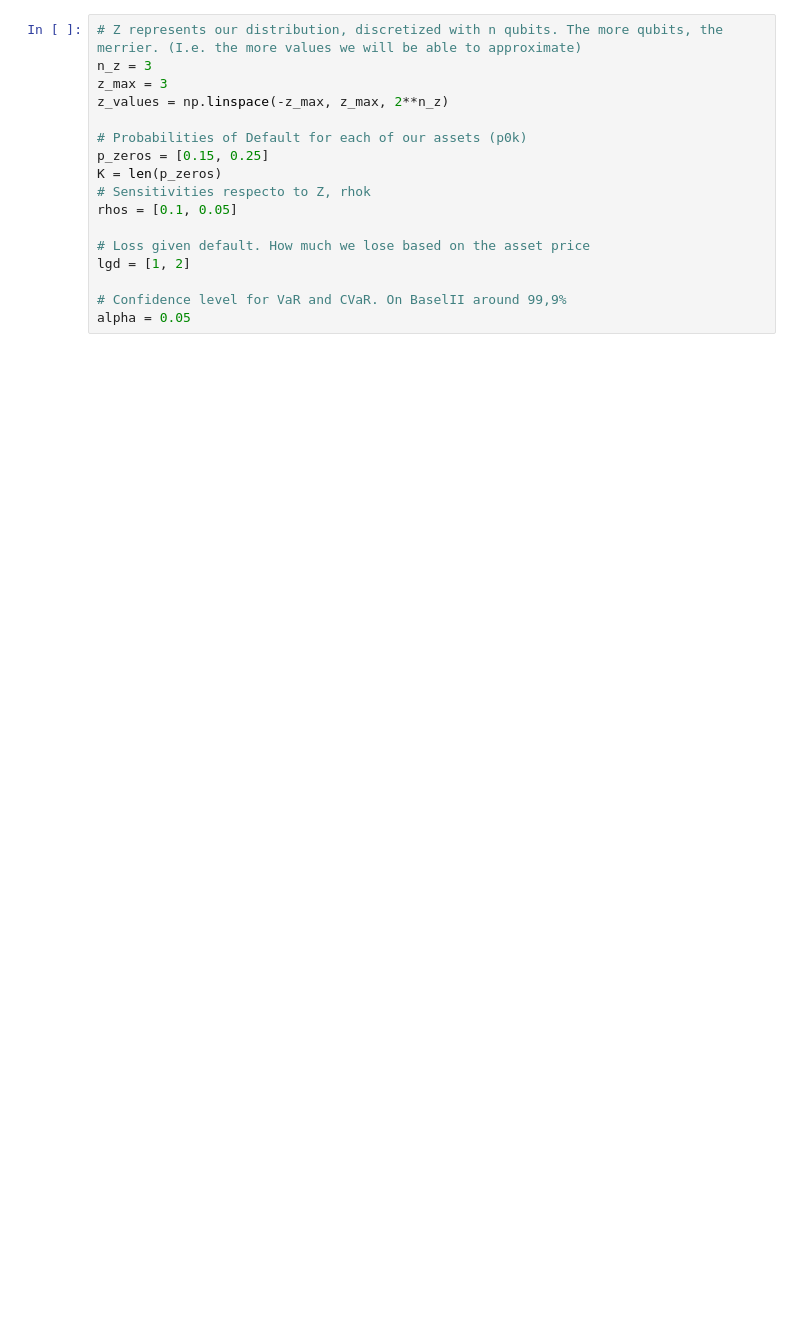
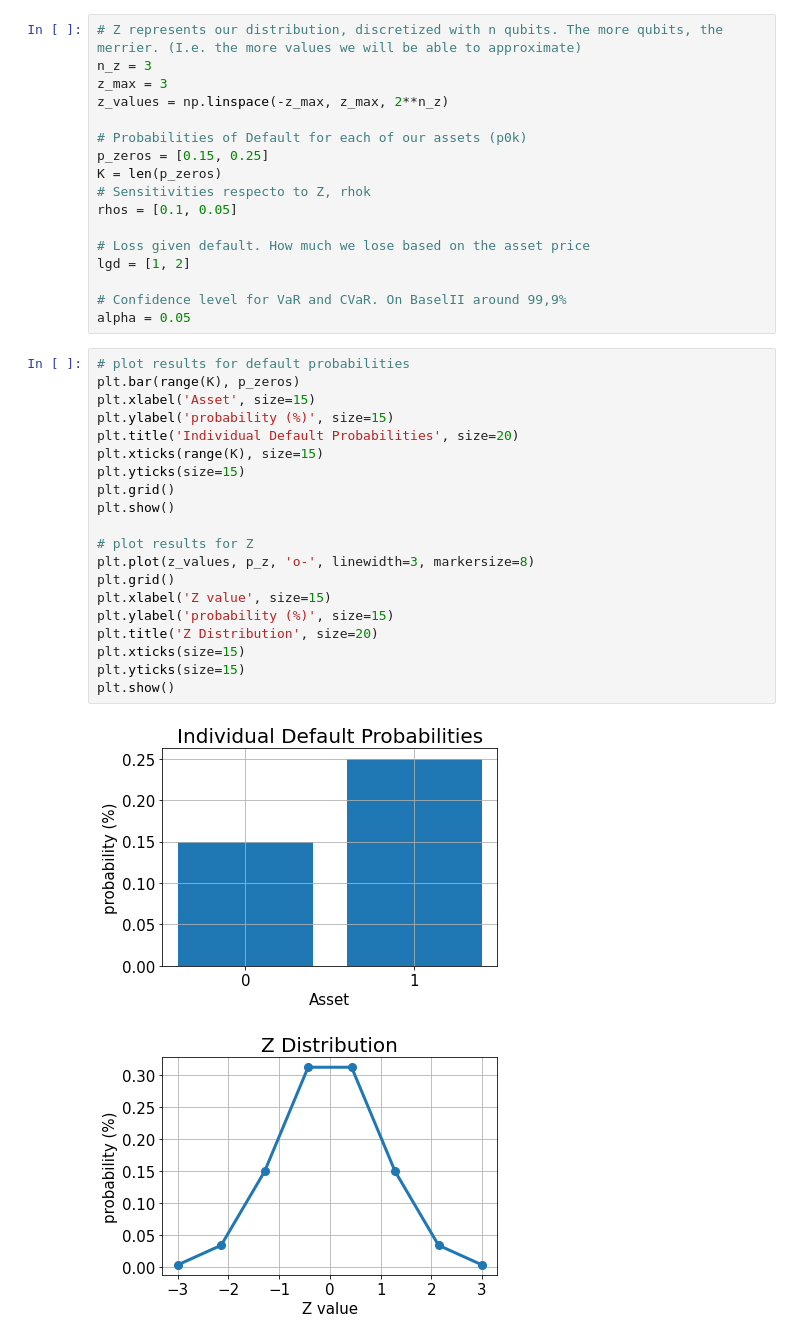
Before and after one commit to sergiogh/upc_credit_risk, a Jupyter notebook: final_project_credit_risk.ipynb, the cells around one changed output. Saved outputs shown, nothing was run; the diff lists cells and outputs as text; blank space fills up the shorter version.

```diff
--- a/final_project_credit_risk.ipynb
+++ b/final_project_credit_risk.ipynb
@@ -76,3 +76,26 @@ lgd = [1, 2]
 
 # Confidence level for VaR and CVaR. On BaselII around 99,9%
 alpha = 0.05
+# %%
+# plot results for default probabilities
+plt.bar(range(K), p_zeros)
+plt.xlabel('Asset', size=15)
+plt.ylabel('probability (%)', size=15)
+plt.title('Individual Default Probabilities', size=20)
+plt.xticks(range(K), size=15)
+plt.yticks(size=15)
+plt.grid()
+plt.show()
+
+# plot results for Z
+plt.plot(z_values, p_z, 'o-', linewidth=3, markersize=8)
+plt.grid()
+plt.xlabel('Z value', size=15)
+plt.ylabel('probability (%)', size=15)
+plt.title('Z Distribution', size=20)
+plt.xticks(size=15)
+plt.yticks(size=15)
+plt.show()
+# %% [output]
+[figure, added]
+[figure, added]
```
Also changed, not shown: parts of 24 cells of this notebook.
